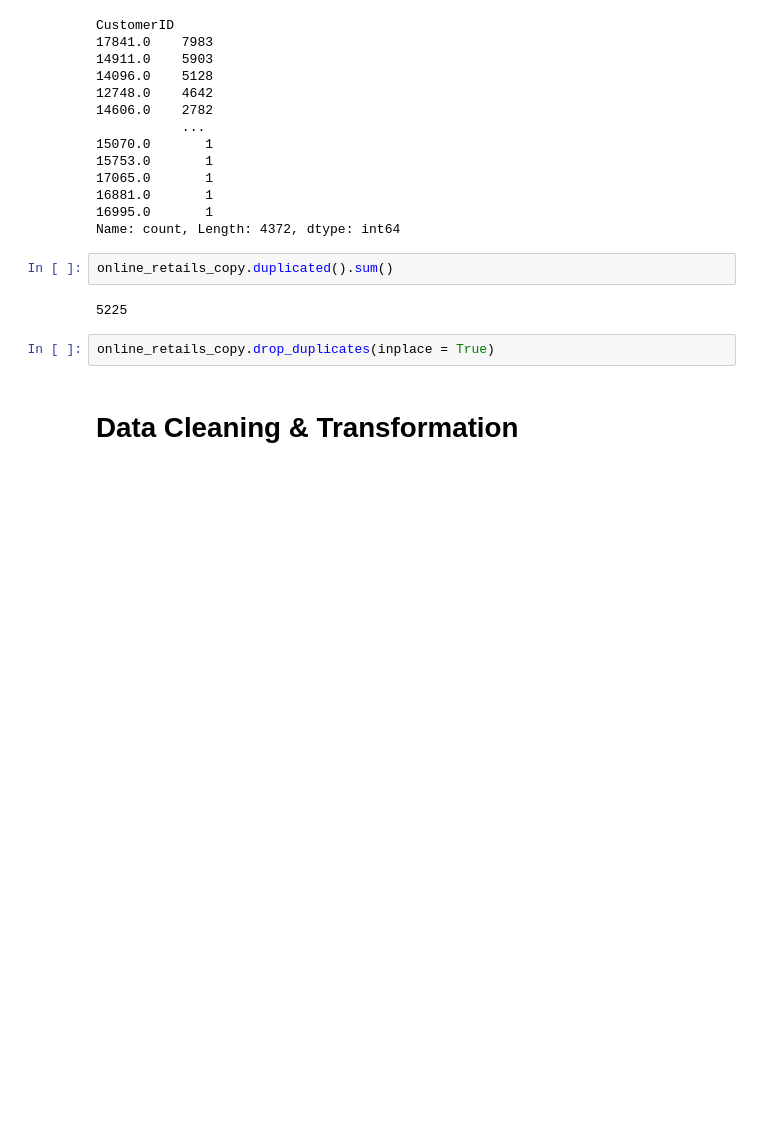
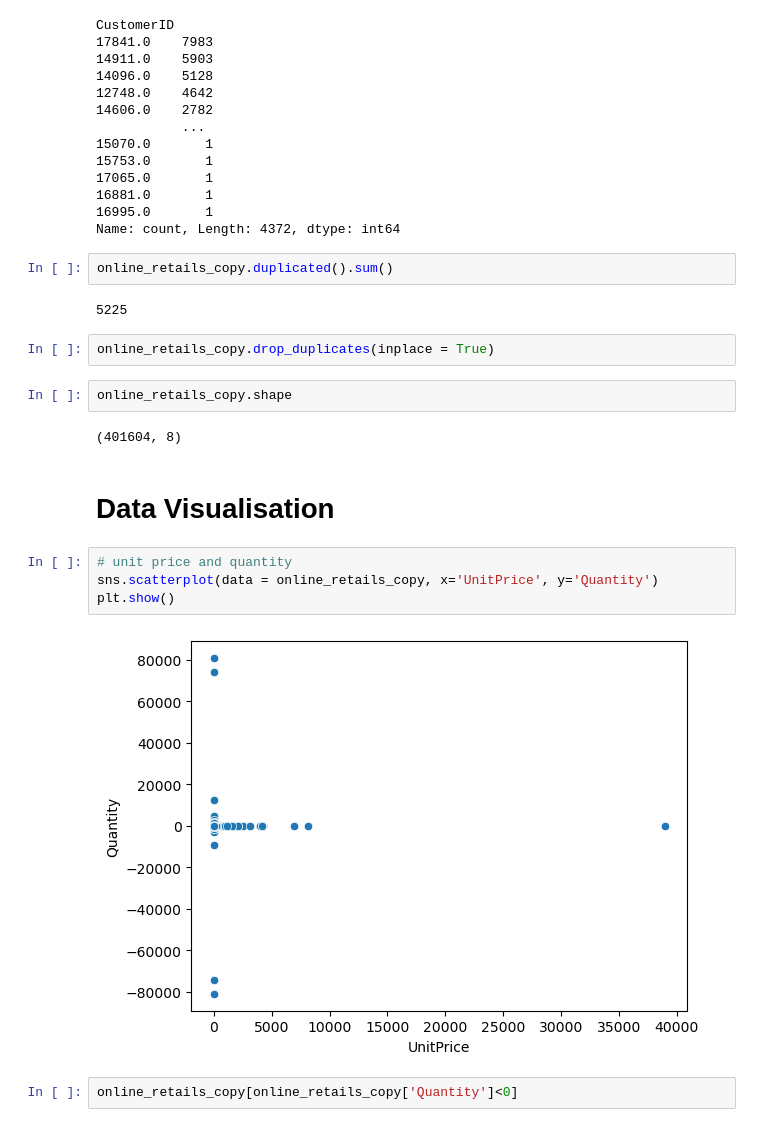
Before and after one commit to suwasg/customer_segmentation, a Jupyter notebook: online-retails.ipynb, the cells around one changed output. Saved outputs shown, nothing was run; the diff lists cells and outputs as text; blank space fills up the shorter version.

Commit message:
visualisation starts

```diff
--- a/online-retails.ipynb
+++ b/online-retails.ipynb
@@ -185,5 +185,17 @@ online_retails_copy.duplicated().sum()
 5225
 # %%
 online_retails_copy.drop_duplicates(inplace = True)
+# %%
+online_retails_copy.shape
+# %% [output]
+(401604, 8)
 # %% [markdown]
-# Data Cleaning & Transformation
+# Data Visualisation
+# %%
+# unit price and quantity
+sns.scatterplot(data = online_retails_copy, x='UnitPrice', y='Quantity')
+plt.show()
+# %% [output]
+[figure, added]
+# %%
+online_retails_copy[online_retails_copy['Quantity']<0]
```
Also changed, not shown: parts of 3 cells of this notebook.
